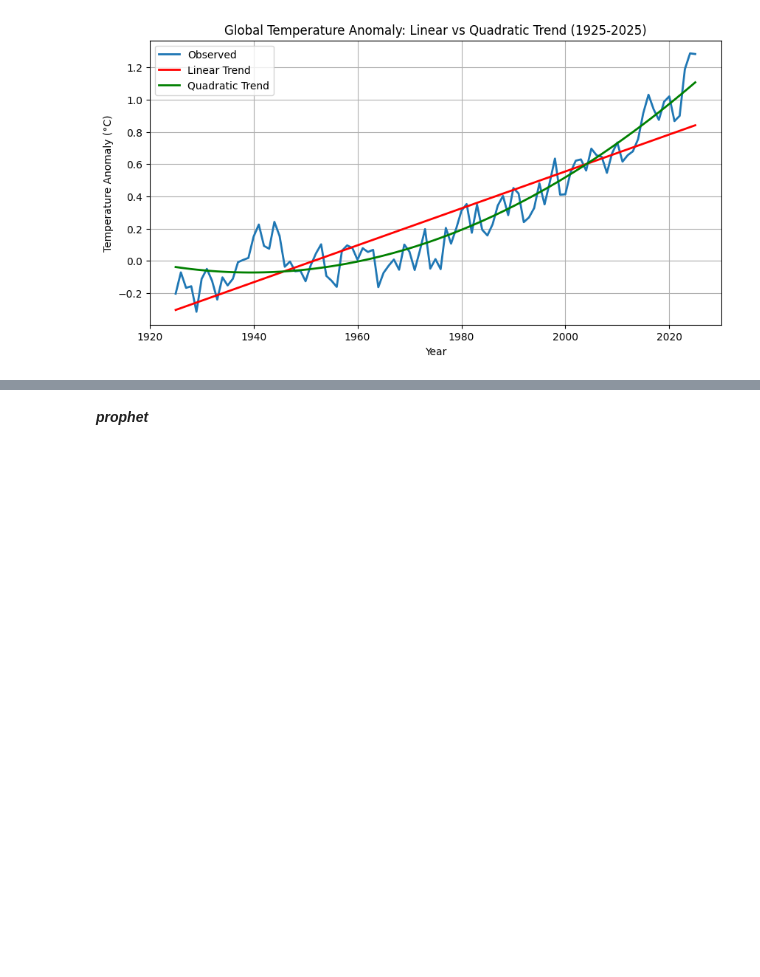
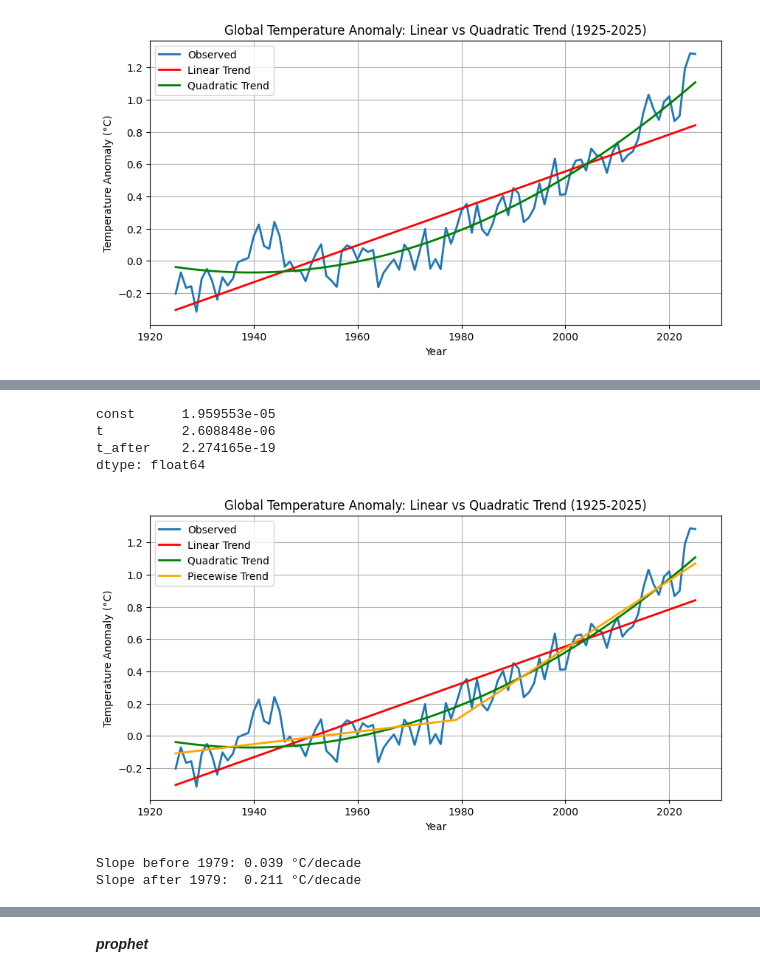
Before and after one commit to momopj/Temp-Anomaly-Analysis, a Jupyter notebook: Analysis.ipynb, the cells around one changed output, grey strips where cells are left out. Drawn from its saved outputs; the diff is of its cells as text; code cells hidden in the pictures; blank space fills up the shorter version.

```diff
--- a/Analysis.ipynb
+++ b/Analysis.ipynb
@@ -239,0 +274,29 @@ plt.show()
+# %%
+print(bd.ols_piece.pvalues)
+# %% [output]
+const      1.959553e-05
+t          2.608848e-06
+t_after    2.274165e-19
+dtype: float64
+# %%
+plt.figure(figsize=(10, 5))
+plt.plot(bd.yearly_df['Year'], bd.yearly_df['Anomaly'], label='Observed', linewidth=2)
+plt.plot(bd.yearly_df['Year'], bd.yearly_df['Predicted_linear'], label='Linear Trend', color='red', linewidth=2)
+plt.plot(bd.yearly_df['Year'], bd.yearly_df['Predicted_poly'], label='Quadratic Trend', color='green', linewidth=2)
+plt.plot(bd.yearly_df['Year'], bd.yearly_df['Predicted_piecewise'], label='Piecewise Trend', color='orange', linewidth=2)
+plt.xlabel('Year')
+plt.ylabel('Temperature Anomaly (°C)')
+plt.title('Global Temperature Anomaly: Linear vs Quadratic Trend (1925-2025)')
+plt.legend()
+plt.grid(True)
+plt.show()
+# %% [output]
+[figure, added]
+# %%
+b1 = bd.ols_piece.params['t']
+b2 = bd.ols_piece.params['t_after']
+print(f"Slope before 1979: {b1*10:.3f} °C/decade")
+print(f"Slope after 1979:  {(b1 + b2)*10:.3f} °C/decade")
+# %% [output]
+Slope before 1979: 0.039 °C/decade
+Slope after 1979:  0.211 °C/decade
```
Also changed, not shown: parts of 5 cells of this notebook, 1 other file.
